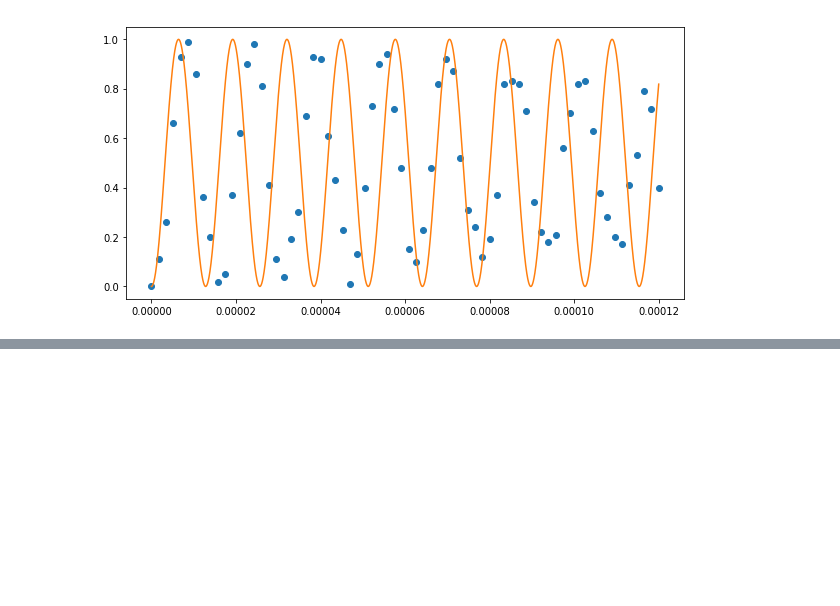
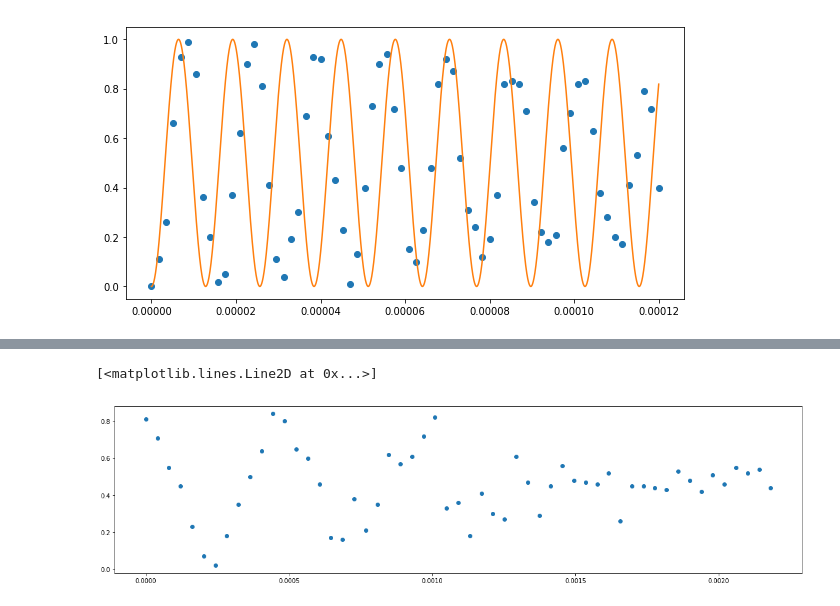
Before and after one commit to HaeffnerLab/artiq-work-lattice, a Jupyter notebook: calibration_scans/Untitled.ipynb, the cells around one changed output, grey strips where cells are left out. Cells and saved outputs as stored; diff of their text form; code cells hidden in the pictures; blank space fills up the shorter version.

Commit message:
add scan detuning in Rabi

```diff
--- a/calibration_scans/Untitled.ipynb
+++ b/calibration_scans/Untitled.ipynb
@@ -116,0 +192,11 @@ ax.plot(tt, f(3.9e4, tt))
+# %%
+with h5py.File("1242_40.h5", 'r') as f:
+    # List all groups
+    x = f["scan_data"]["Ramsey.wait_time"][:]
+    y = f["scan_data"]["Ramsey-ion number:1"][:]
+# %%
+fig, ax = plt.subplots(figsize=(20, 5))
+ax.plot(x, y, marker="o", lw=0)
+# %% [output]
+[<matplotlib.lines.Line2D at 0x...>]
+[figure, added]
```
Also changed, not shown: parts of 17 cells of this notebook, 1 other file.
